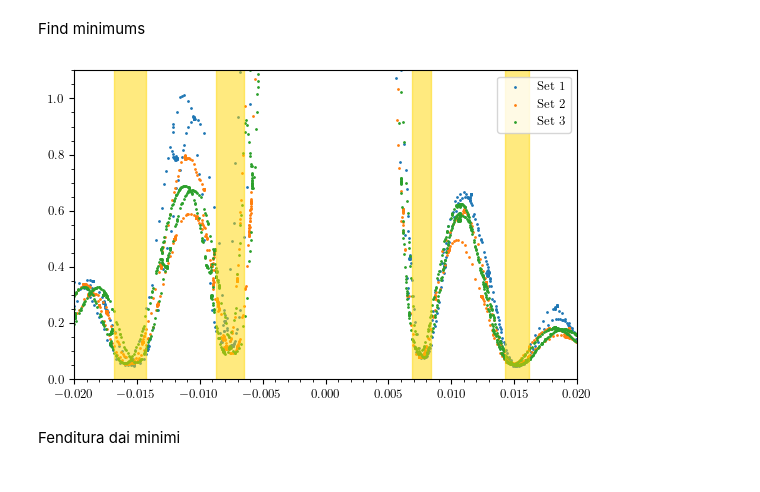
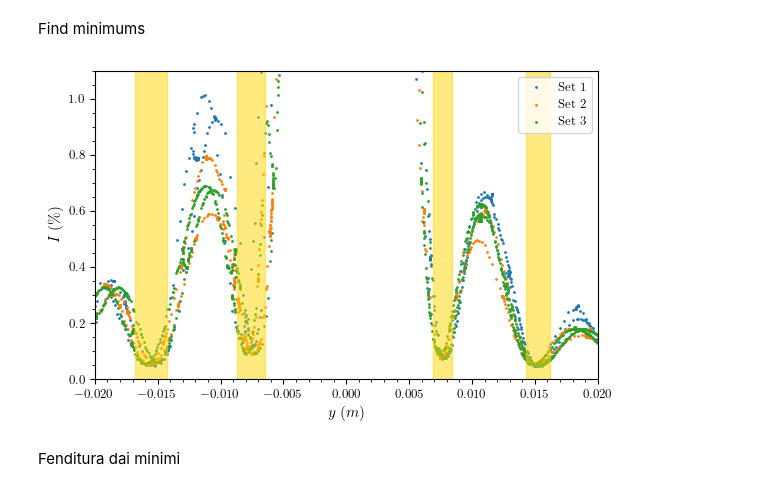
Before and after one commit to Vayxen/Lab2-Ottica-1, a Jupyter notebook: code/slit_0.08.ipynb, the cells around one changed output. Cells and saved outputs as stored; diff of their text form; code cells hidden in the pictures.

```diff
--- a/code/slit_0.08.ipynb
+++ b/code/slit_0.08.ipynb
@@ -56,7 +56,7 @@ Center sets on 0
 # %%
 fig, ax = plt.subplots(1, 1)
 
-df = dfs[2]
+df = dfs[0]
 ax.scatter(df.y, df.I, s=1)
 
 ylim = ax.get_ylim()
@@ -85,34 +85,36 @@ Find minimums
 # %%
 fig, ax = plt.subplots(1, 1)
 
 for i, df in enumerate(dfs):
     ax.scatter(df.y, df.I, s=1, label=f"Set {i+1}")
 
 minimums = [
     [-0.0168, -0.0143],
     [-0.0087, -0.0065],
     [0.0069, 0.0084],
     [0.0143, 0.0162],
 ]
 
 ylim = ax.get_ylim()
 
 for minimum in minimums:
     ax.fill_betweenx(ylim, [minimum[0]]*2, [minimum[1]]*2, color="gold", alpha=0.5)
     ...
 
 # ax.fill_betweenx(ylim, [-0.0161]*2, [-0.0149]*2, color="gold", alpha=0.5)
 # ax.fill_betweenx(ylim, [-0.0081]*2, [-0.0070]*2, color="gold", alpha=0.5)
 # ax.fill_betweenx(ylim, [0.0074]*2,   [0.0080]*2, color="gold", alpha=0.5)
 # ax.fill_betweenx(ylim, [0.0147]*2,   [0.0156]*2, color="gold", alpha=0.5)
 ax.set_ylim(0, 1.1)
 ax.set_xlim(-0.02, 0.02)
 
+ax.set_xlabel(r"$y \; (m)$")
+ax.set_ylabel(r"$I \; (\%)$")
 ax.legend()
 
 fig.savefig(graph_path / f"min_{slit_name}.png")
 # %% [output]
-[figure, old version]
+[figure, new version]
 # %% [markdown]
 Fenditura dai minimi
 # %%
```
Also changed, not shown: parts of 8 cells of this notebook, 7 other files.
